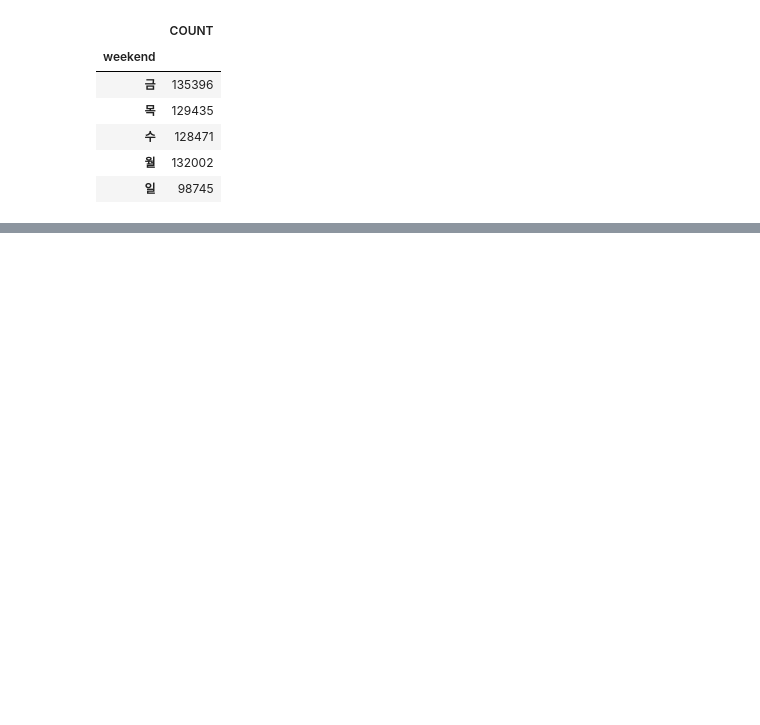
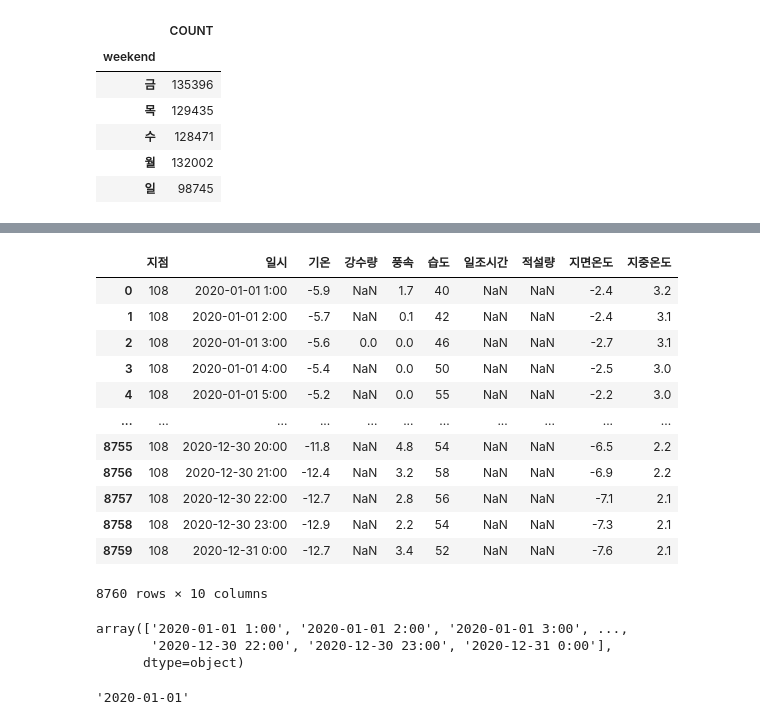
Before and after one commit to honeybeat1/team1_wanted_onboarding_2nd, a Jupyter notebook: Week3_이주영/모두컴퍼니_기술과제/Week3_모두컴퍼니_EDA.ipynb, the cells around one changed output, grey strips where cells are left out. Drawn from its saved outputs; the diff is of its cells as text; code cells hidden in the pictures; blank space fills up the shorter version.

```diff
--- a/Week3_이주영/모두컴퍼니_기술과제/Week3_모두컴퍼니_EDA.ipynb
+++ b/Week3_이주영/모두컴퍼니_기술과제/Week3_모두컴퍼니_EDA.ipynb
@@ -207,0 +227,27 @@ temp4
+# %%
+weather = pd.read_csv("./서울시_기상데이터.csv",encoding="euc-kr")
+weather
+# %% [output]
+|  | 지점 | 일시 | 기온 | 강수량 | 풍속 | 습도 | 일조시간 | 적설량 | 지면온도 | 지중온도 |
+| 0 | 108 | 2020-01-01 1:00 | -5.9 | NaN | 1.7 | 40 | NaN | NaN | -2.4 | 3.2 |
+| 1 | 108 | 2020-01-01 2:00 | -5.7 | NaN | 0.1 | 42 | NaN | NaN | -2.4 | 3.1 |
+| 2 | 108 | 2020-01-01 3:00 | -5.6 | 0.0 | 0.0 | 46 | NaN | NaN | -2.7 | 3.1 |
+| 3 | 108 | 2020-01-01 4:00 | -5.4 | NaN | 0.0 | 50 | NaN | NaN | -2.5 | 3.0 |
+| 4 | 108 | 2020-01-01 5:00 | -5.2 | NaN | 0.0 | 55 | NaN | NaN | -2.2 | 3.0 |
+| ... | ... | ... | ... | ... | ... | ... | ... | ... | ... | ... |
+| 8755 | 108 | 2020-12-30 20:00 | -11.8 | NaN | 4.8 | 54 | NaN | NaN | -6.5 | 2.2 |
+| 8756 | 108 | 2020-12-30 21:00 | -12.4 | NaN | 3.2 | 58 | NaN | NaN | -6.9 | 2.2 |
+| 8757 | 108 | 2020-12-30 22:00 | -12.7 | NaN | 2.8 | 56 | NaN | NaN | -7.1 | 2.1 |
+| 8758 | 108 | 2020-12-30 23:00 | -12.9 | NaN | 2.2 | 54 | NaN | NaN | -7.3 | 2.1 |
+| 8759 | 108 | 2020-12-31 0:00 | -12.7 | NaN | 3.4 | 52 | NaN | NaN | -7.6 | 2.1 |
+8760 rows × 10 columns
+# %%
+weather["일시"].unique()
+# %% [output]
+array(['2020-01-01 1:00', '2020-01-01 2:00', '2020-01-01 3:00', ...,
+       '2020-12-30 22:00', '2020-12-30 23:00', '2020-12-31 0:00'],
+      dtype=object)
+# %%
+weather["일시"][0][:-5]
+# %% [output]
+'2020-01-01'
```
Also changed, not shown: parts of 15 cells of this notebook.
